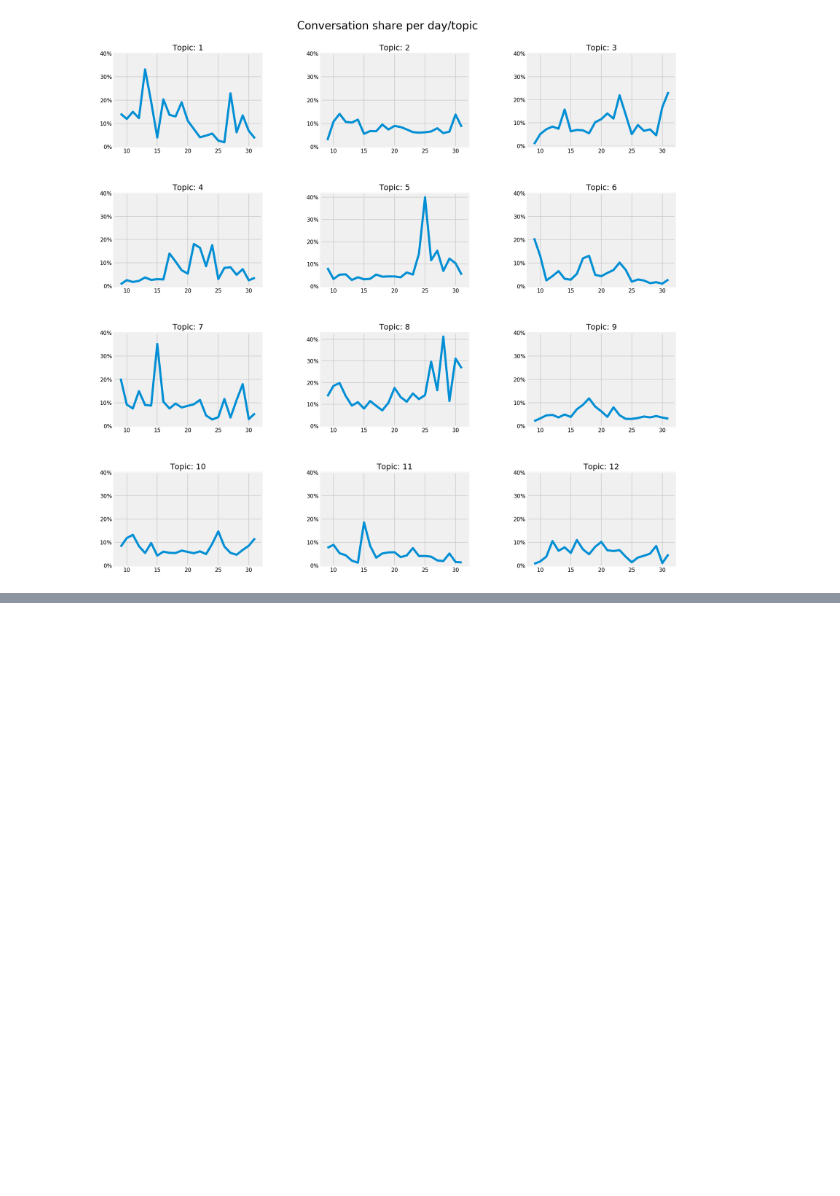
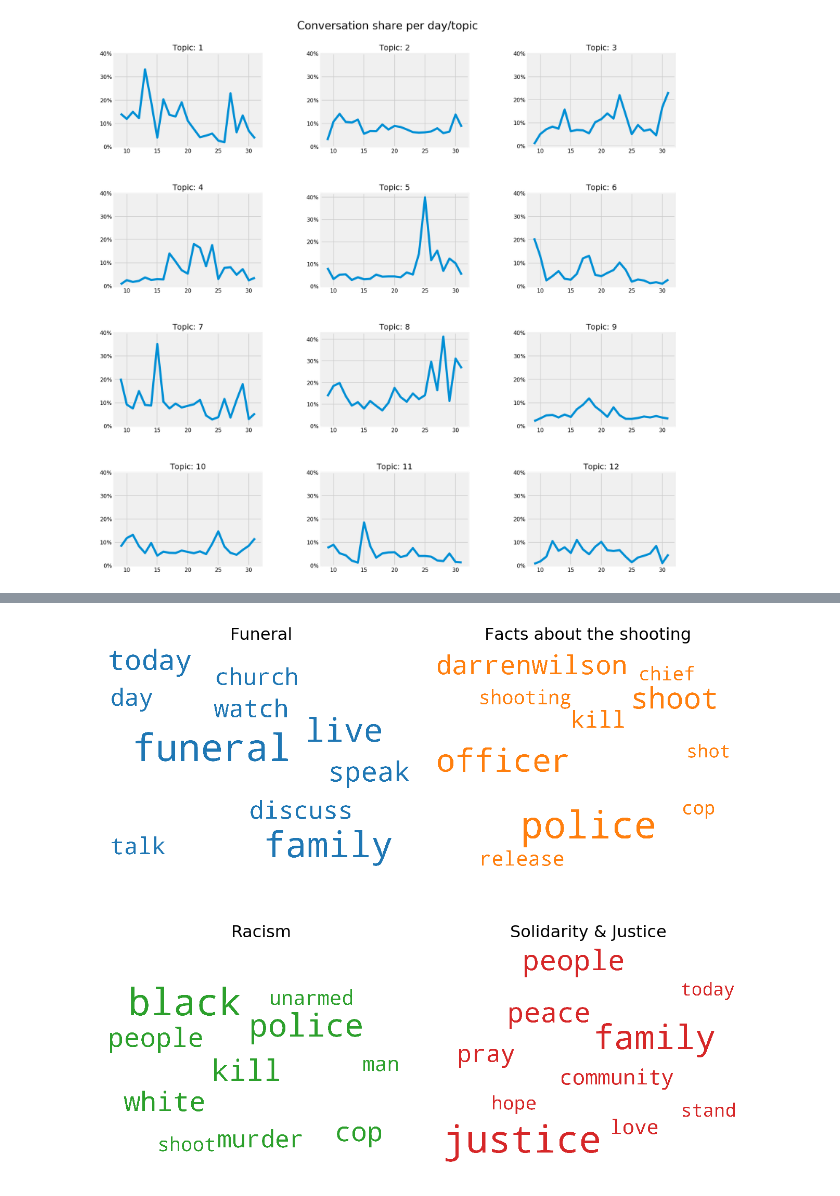
Before and after one commit to opardo/BlackLivesMatter, a Jupyter notebook: TopicModeling/ferguson_brown_topic_analysis.ipynb, the cells around one changed output, grey strips where cells are left out. Saved outputs shown, nothing was run; the diff lists cells and outputs as text; code cells hidden in the pictures; blank space fills up the shorter version.

```diff
--- a/TopicModeling/ferguson_brown_topic_analysis.ipynb
+++ b/TopicModeling/ferguson_brown_topic_analysis.ipynb
@@ -191,0 +233,52 @@ plt.show()
+# %%
+import gensim.corpora as corpora
+from gensim.models import ldamodel
+
+import matplotlib.colors as mcolors
+from wordcloud import WordCloud
+
+# NLTK Stop words
+from nltk.corpus import stopwords
+stop_words = stopwords.words('english')
+stop_words.extend(['url','ferguson', 'michael', 'mike', 'brown', 'michaelbrown', 'mikebrown'])
+
+file_name = 'optimal_model'
+optimal_model = ldamodel.LdaModel.load(file_name, mmap='r')
+id2word = corpora.Dictionary.load('optimal_model.id2word', mmap='r')
+# %%
+colors = mcolors.TABLEAU_COLORS
+colors.update(mcolors.XKCD_COLORS)
+cols = [color for name, color in colors.items()]
+
+cloud = WordCloud(stopwords=stop_words,
+                  background_color='white',
+                  width=2500,
+                  height=1800,
+                  max_words=10,
+                  colormap='tab10',
+                  color_func=lambda *args, **kwargs: cols[index],
+                  prefer_horizontal=1.0)
+
+topics_words = optimal_model.show_topics(formatted=False, num_topics=20)
+topics = [5,7,8,10]
+index = 0
+
+fig, ax = plt.subplots(2,2,figsize=(8,8), dpi=160, sharex=True, sharey=True)
+
+for i in range(2):
+    for j in range(2):
+        topic = topics[index]
+        topic_words = dict(topics_words[topic-1][1])
+        cloud.generate_from_frequencies(topic_words, max_font_size=300)
+        ax[i,j].imshow(cloud)
+        ax[i,j].set_title(topic_names[topic])
+        ax[i,j].axis('off')
+        index += 1
+
+fig.tight_layout()
+plt.subplots_adjust(wspace=0.3, hspace=0.3)
+plt.tight_layout()
+#plt.suptitle('Representative words per topic', fontsize=20)
+plt.show()
+# %% [output]
+[figure, added]
```
Also changed, not shown: parts of 1 cell of this notebook.
